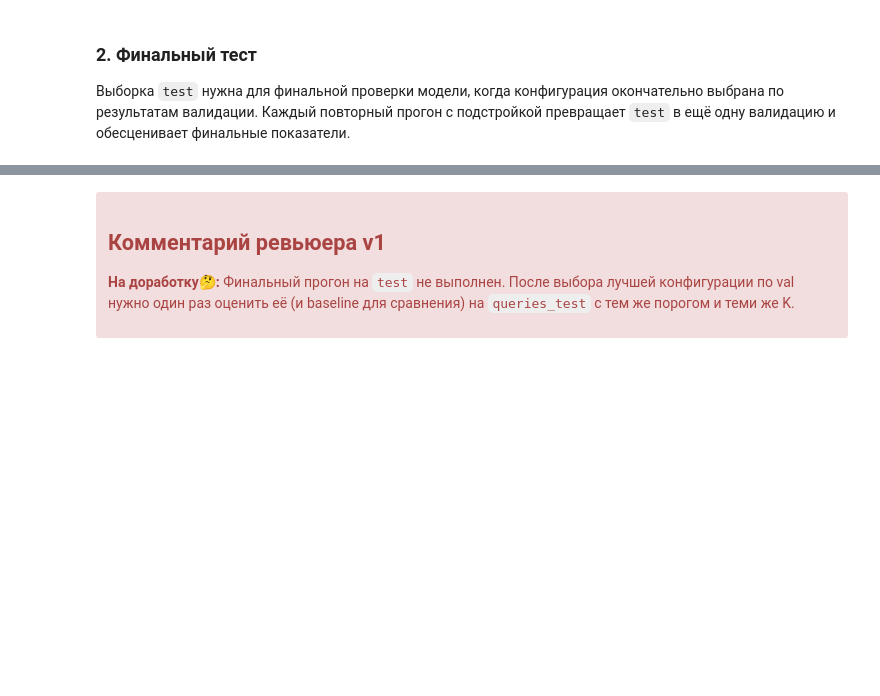
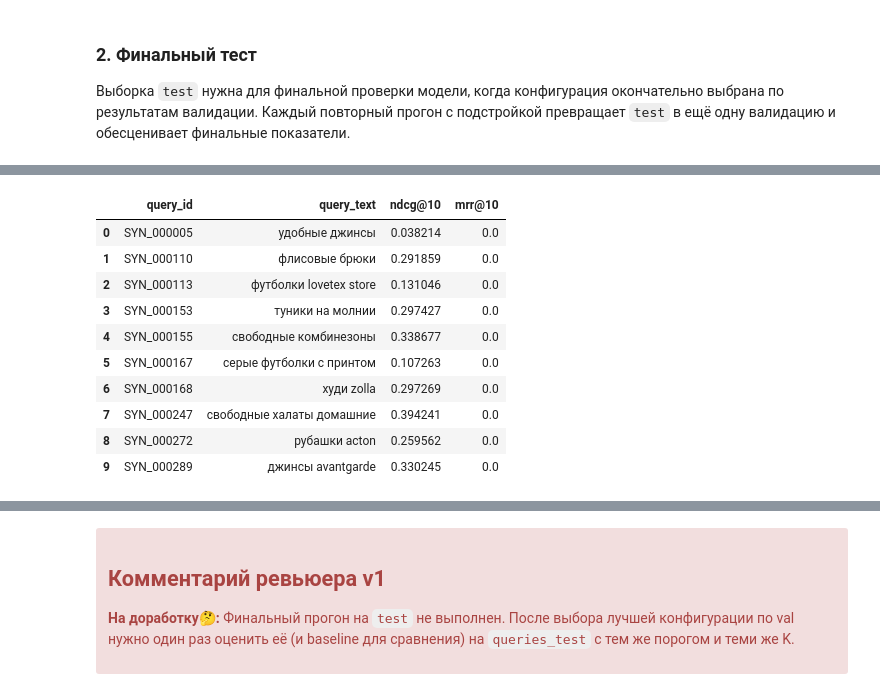
Before and after one commit to am0ky/ProjectMonth, a Jupyter notebook: АКК semantic_search_project_reviewed_v1_e5.ipynb, the cells around one changed output, grey strips where cells are left out. Drawn from its saved outputs; the diff is of its cells as text; code cells hidden in the pictures; blank space fills up the shorter version.

```diff
--- a/АКК semantic_search_project_reviewed_v1_e5.ipynb
+++ b/АКК semantic_search_project_reviewed_v1_e5.ipynb
@@ -1607,0 +1762,22 @@ RUN_FINAL_TEST_EVAL = False  # Переведите в True, когда конф
+# %%
+best_test = test_results[best_method].copy()
+bad_test_queries = best_test.loc[best_test["hitrate@10"] == 0, "query_id"].head(10)
+
+error_examples = (
+    queries_test[queries_test["query_id"].isin(bad_test_queries)]
+    .drop_duplicates("query_id")[["query_id", "query_text"]]
+    .merge(best_test[["query_id", "ndcg@10", "mrr@10"]], on="query_id")
+)
+display(error_examples)
+# %% [output]
+|  | query_id | query_text | ndcg@10 | mrr@10 |
+| 0 | SYN_000005 | удобные джинсы | 0.038214 | 0.0 |
+| 1 | SYN_000110 | флисовые брюки | 0.291859 | 0.0 |
+| 2 | SYN_000113 | футболки lovetex store | 0.131046 | 0.0 |
+| 3 | SYN_000153 | туники на молнии | 0.297427 | 0.0 |
+| 4 | SYN_000155 | свободные комбинезоны | 0.338677 | 0.0 |
+| 5 | SYN_000167 | серые футболки с принтом | 0.107263 | 0.0 |
+| 6 | SYN_000168 | худи zolla | 0.297269 | 0.0 |
+| 7 | SYN_000247 | свободные халаты домашние | 0.394241 | 0.0 |
+| 8 | SYN_000272 | рубашки acton | 0.259562 | 0.0 |
+| 9 | SYN_000289 | джинсы avantgarde | 0.330245 | 0.0 |
```
Also changed, not shown: parts of 20 cells of this notebook, 4 other files.
